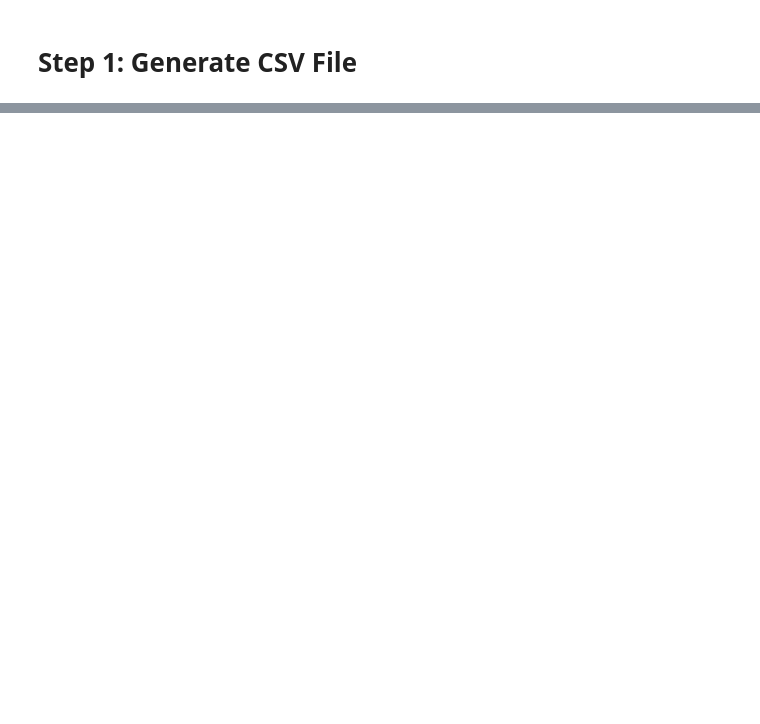
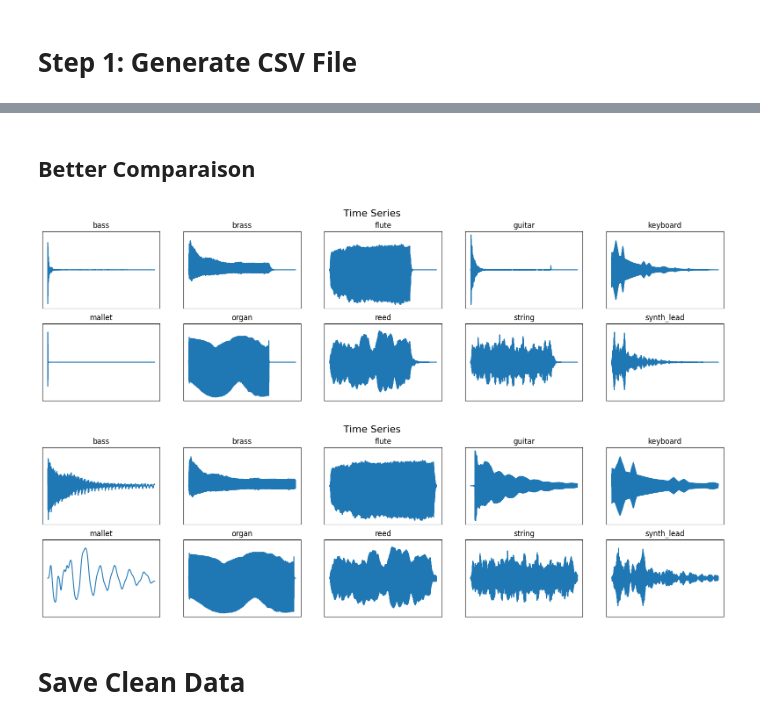
Before and after one commit to HakimMohammed/musical-instrument-classifier, a Jupyter notebook: src/audio/00_Data_Preparation.ipynb, the cells around one changed output, grey strips where cells are left out. Cells and saved outputs as stored; diff of their text form; code cells hidden in the pictures; blank space fills up the shorter version.

```diff
--- a/src/audio/00_Data_Preparation.ipynb
+++ b/src/audio/00_Data_Preparation.ipynb
@@ -16,0 +90,29 @@ python: can't open file 'C:\Users\Hakim\Documents\ENSET\IA_Avance\musical-instru
+# %%
+normalized_signals = {}
+normalized_ffts = {}
+normalized_fbank = {}
+normalized_mfccs = {}
+
+
+
+# visualize
+for c in classes:
+    wav_file = df[df.label == c].iloc[0, 0]
+
+    signal, rate = librosa.load(RAW_AUDIO_DATA_DIR / wav_file, sr=44100)
+
+    # normalize signal
+    mask = envelope(signal, rate, 0.03)
+    signal = signal[mask]
+    normalized_signals[c] = signal
+
+    fft = calc_fft(signal, rate)
+    normalized_ffts[c] = fft
+
+    bank = logfbank(signal[:rate], rate, nfilt=26, nfft=1103).T
+    normalized_fbank[c] = bank
+
+    mel = mfcc(signal[:rate], rate, numcep=13, nfilt=26, nfft=1103).T
+    normalized_mfccs[c] = mel
+
+plot_everything(normalized_signals, normalized_ffts, normalized_fbank, normalized_mfccs)
@@ -16,0 +124,12 @@ python: can't open file 'C:\Users\Hakim\Documents\ENSET\IA_Avance\musical-instru
+# %% [markdown]
+## Better Comparaison
+# %%
+from utils.plot import plot_signals
+
+plot_signals(signals)
+plot_signals(normalized_signals)
+# %% [output]
+[figure, added]
+[figure, added]
+# %% [markdown]
+# Save Clean Data
```
Also changed, not shown: parts of 14 cells of this notebook, 6 other files.
